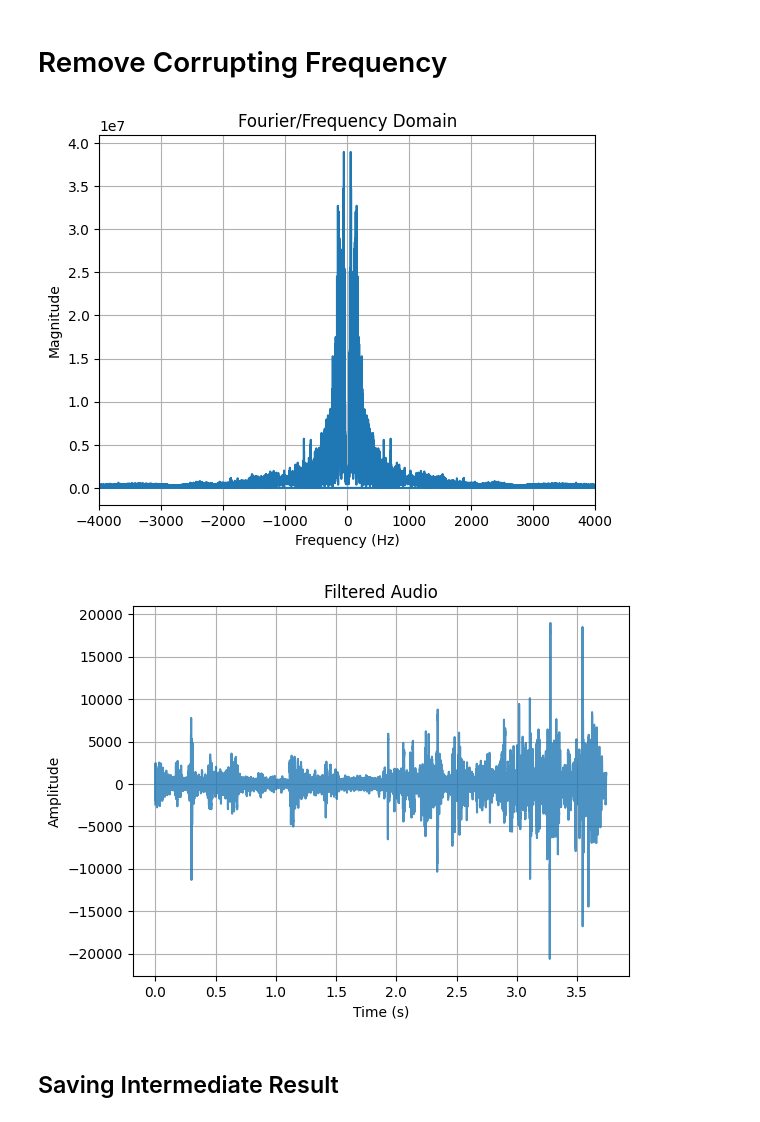
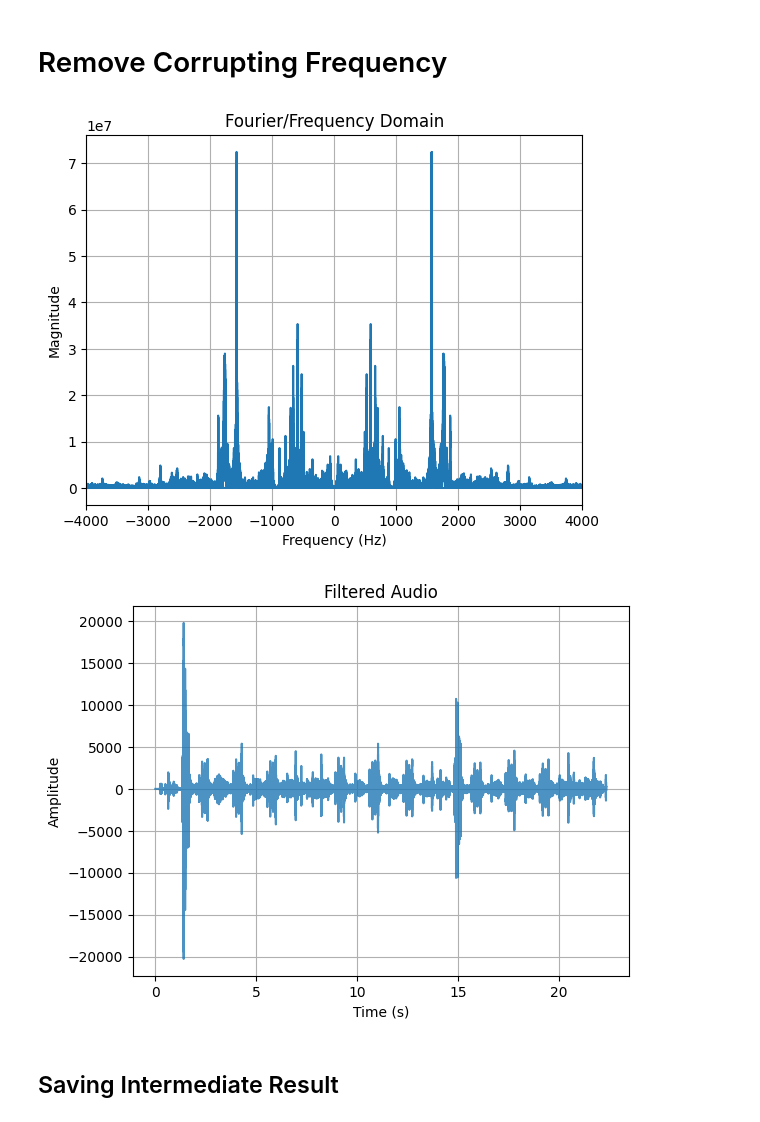
Before and after one commit to mtxslv/audio-processing-with-python, a Jupyter notebook: notebooks/end_to_end_processing.ipynb, the cells around one changed output. Saved outputs shown, nothing was run; the diff lists cells and outputs as text; code cells hidden in the pictures.

```diff
--- a/notebooks/end_to_end_processing.ipynb
+++ b/notebooks/end_to_end_processing.ipynb
@@ -16,7 +16,7 @@ __file__ = 'end_to_end_processing.ipynb'
 this_file_path = Path(__file__).absolute()
 samples_path = this_file_path.parents[1] / 'audio-files' / 'samples'
 impulses_responses_path = this_file_path.parents[1] / 'audio-files' / 'impulse-responses'
-corrupted_audio_path = samples_path / 'corrupted_audio.wav'
+corrupted_audio_path = samples_path / 'mario_and_cup.wav'
 long_hall_echo_path = impulses_responses_path / 'Large Long Echo Hall.wav'
 results_path = this_file_path.parents[1] / 'audio-files' / 'results'
 # %% [markdown]
@@ -43,17 +51,19 @@ plot_audio_in_frequency(xf, yf,[2600, 3000])
 # %% [markdown]
 # Remove Corrupting Frequency
 # %%
-reconstructed_audio = filter_audio(data,[940, 2800],sample_rate,3)
+frequencies_to_remove = [936.0] # [936.0,1574.0,1777.0]
+qual_fact = 5
+reconstructed_audio = filter_audio(data,frequencies_to_remove,sample_rate,qual_fact)
 
 normalized_recons = normalize_samples(reconstructed_audio)
 yf, xf = get_fft_transform(normalized_recons, sample_rate, duration)
 plot_audio_in_frequency(xf, yf)
 # %% [output]
-[figure, old version]
+[figure, new version]
 # %%
 plot_audio_in_time(reconstructed_audio,sample_rate,duration, 'Filtered Audio')
 # %% [output]
-[figure, old version]
+[figure, new version]
 # %% [markdown]
 ## Saving Intermediate Result
 # %%
```
Also changed, not shown: parts of 7 cells of this notebook.
